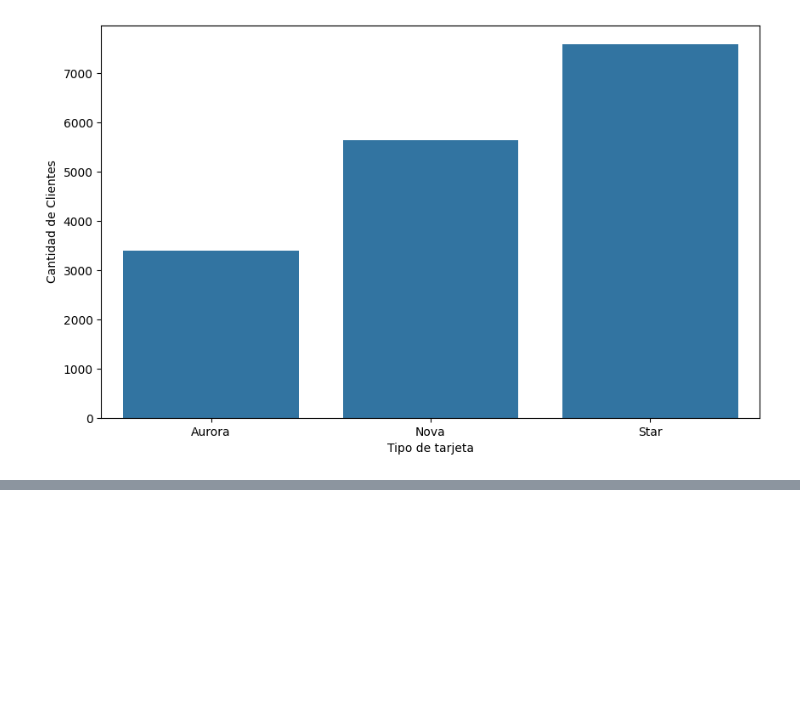
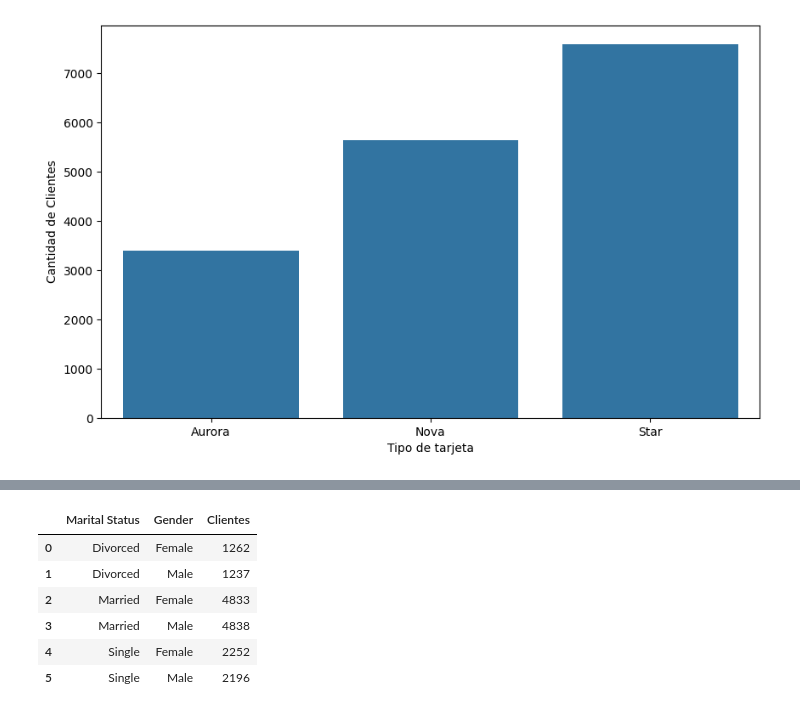
Before and after one commit to Adalab/bda-modulo-3-evaluacion-final-CecileSC, a Jupyter notebook: visualizacion.ipynb, the cells around one changed output, grey strips where cells are left out. Cells and saved outputs as stored; diff of their text form; code cells hidden in the pictures; blank space fills up the shorter version.

```diff
--- a/visualizacion.ipynb
+++ b/visualizacion.ipynb
@@ -126,0 +163,11 @@ plt.show();
+# %%
+solteros_casados = df.groupby(['Marital Status','Gender']).size().reset_index(name='Clientes')
+display(solteros_casados)
+# %% [output]
+|  | Marital Status | Gender | Clientes |
+| 0 | Divorced | Female | 1262 |
+| 1 | Divorced | Male | 1237 |
+| 2 | Married | Female | 4833 |
+| 3 | Married | Male | 4838 |
+| 4 | Single | Female | 2252 |
+| 5 | Single | Male | 2196 |
```
Also changed, not shown: parts of 12 cells of this notebook.
